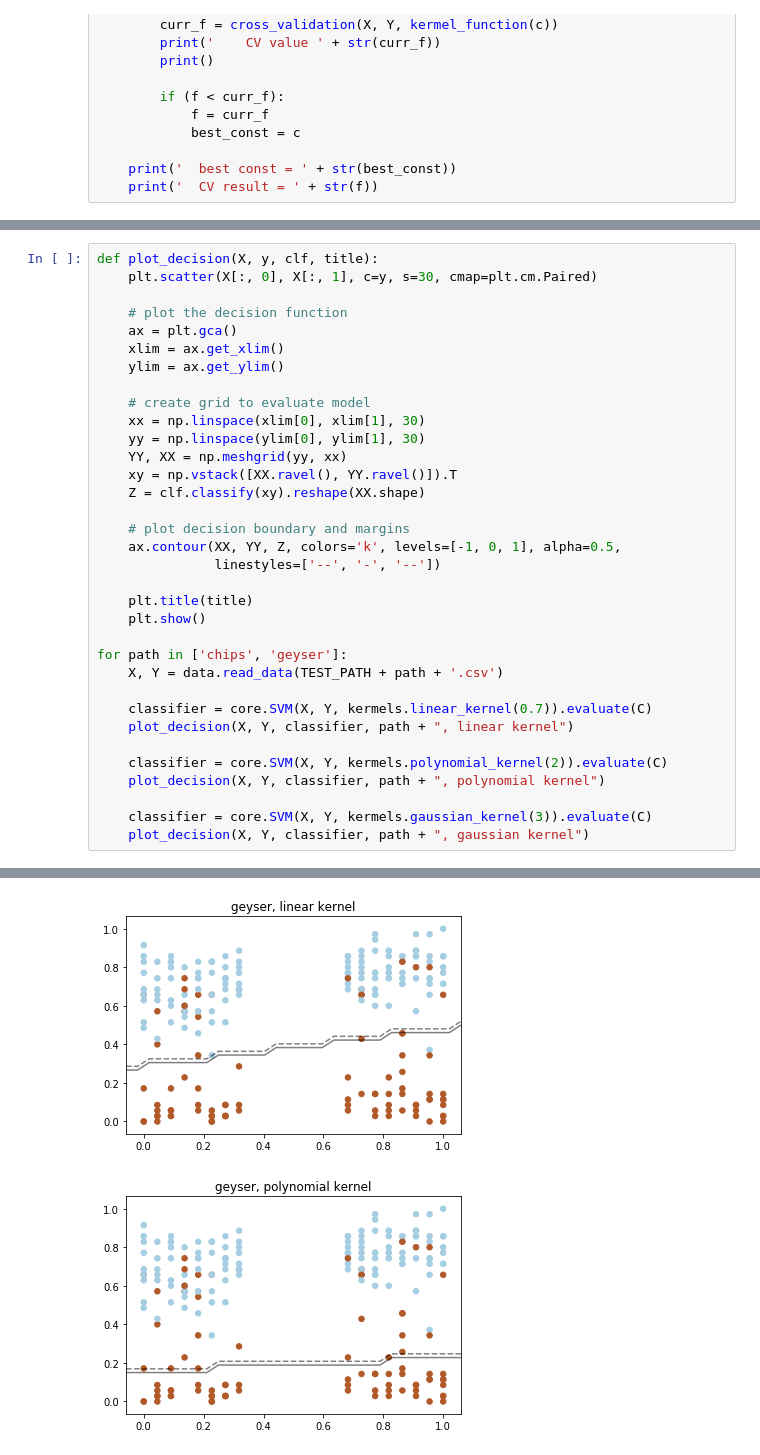
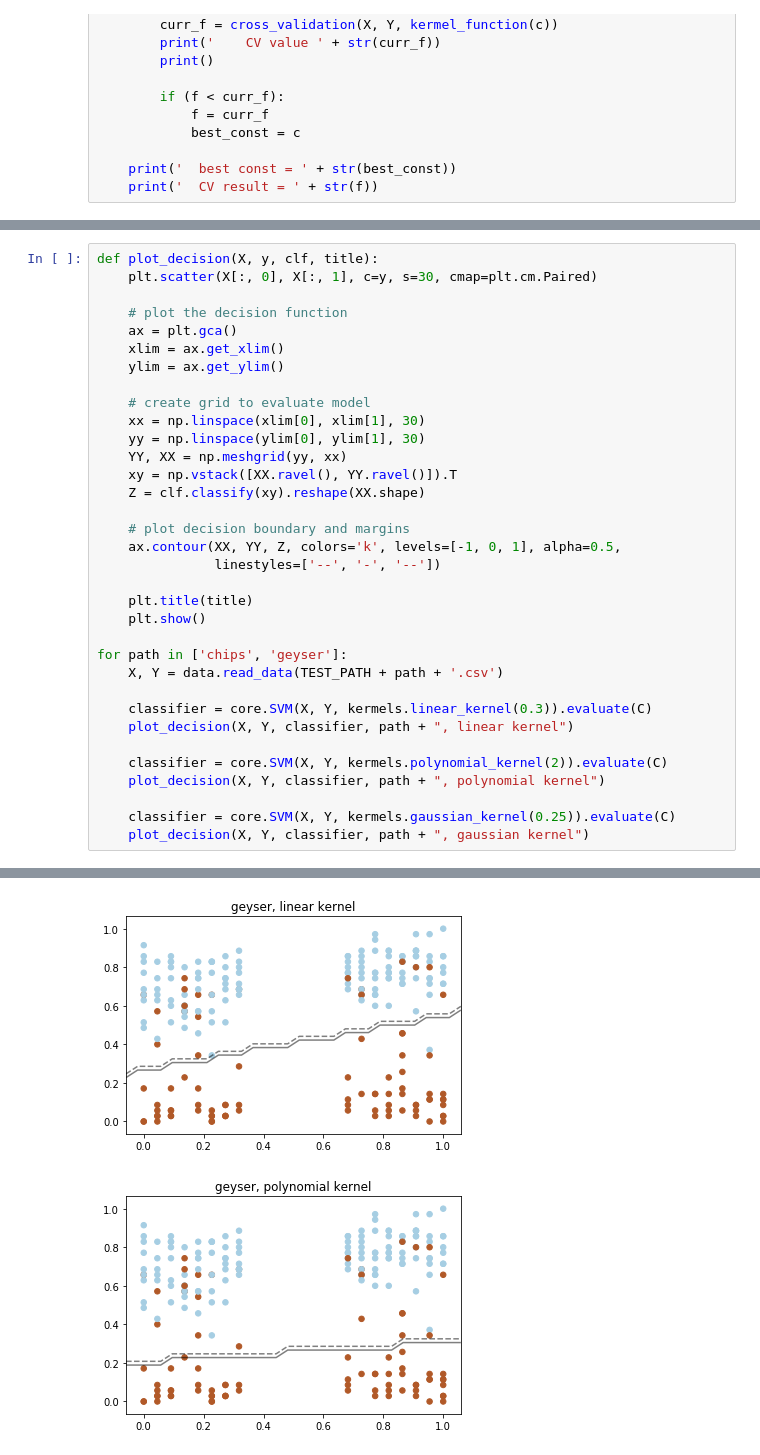
Before and after one commit to SerTelnov/machine-learning, a Jupyter notebook: labs/svm/main.ipynb, the cells around one changed output, grey strips where cells are left out. Cells and saved outputs as stored; diff of their text form.

```diff
--- a/labs/svm/main.ipynb
+++ b/labs/svm/main.ipynb
@@ -133,12 +135,12 @@ def plot_decision(X, y, clf, title):
 for path in ['chips', 'geyser']:
     X, Y = data.read_data(TEST_PATH + path + '.csv')
 
-    classifier = core.SVM(X, Y, kermels.linear_kernel(0.7)).evaluate(C)
+    classifier = core.SVM(X, Y, kermels.linear_kernel(0.3)).evaluate(C)
     plot_decision(X, Y, classifier, path + ", linear kernel")
 
     classifier = core.SVM(X, Y, kermels.polynomial_kernel(2)).evaluate(C)
     plot_decision(X, Y, classifier, path + ", polynomial kernel")
 
-    classifier = core.SVM(X, Y, kermels.gaussian_kernel(3)).evaluate(C)
+    classifier = core.SVM(X, Y, kermels.gaussian_kernel(0.25)).evaluate(C)
     plot_decision(X, Y, classifier, path + ", gaussian kernel")
 # %% [output]
@@ -146,4 +148,4 @@ for path in ['chips', 'geyser']:
 [figure]
 [figure]
-[figure, old version]
+[figure, new version]
-[figure, old version]
+[figure, new version]
```
Also changed, not shown: parts of 4 cells of this notebook, 1 other file.
